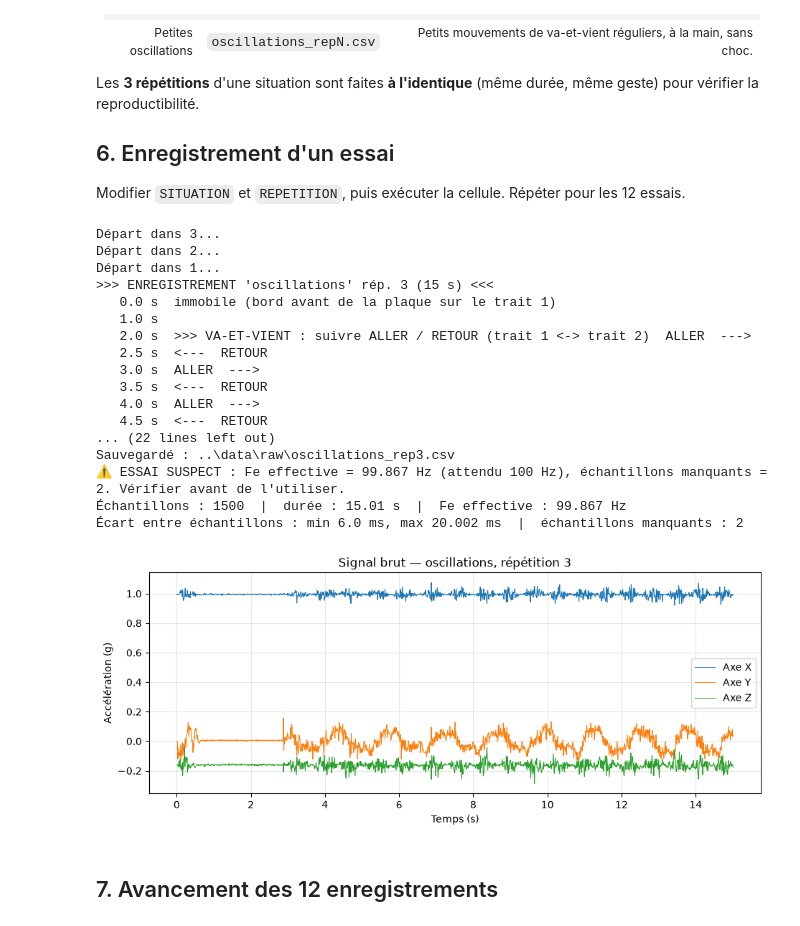
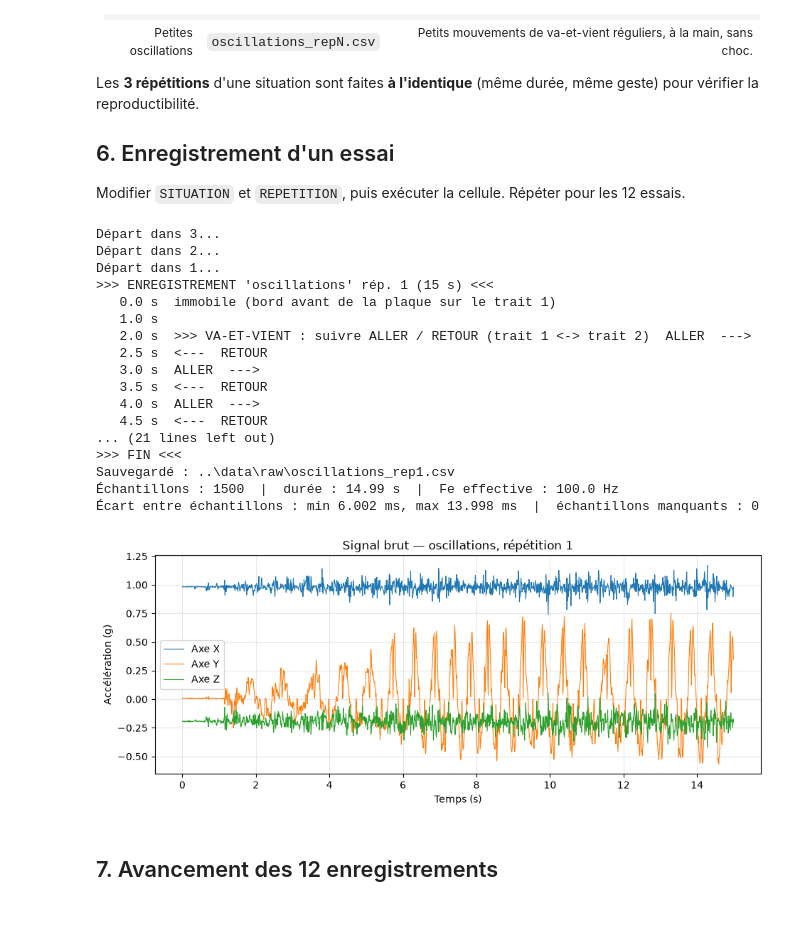
Before and after one commit to Umar-Elhaj/Accelerometer-Signal, a Jupyter notebook: notebooks/01_acquisition.ipynb, the cells around one changed output. Saved outputs shown, nothing was run; the diff lists cells and outputs as text; code cells hidden in the pictures.

```diff
--- a/notebooks/01_acquisition.ipynb
+++ b/notebooks/01_acquisition.ipynb
@@ -273,30 +273,30 @@ Les **3 répétitions** d'une situation sont faites **à l'identique** (même du
 Modifier `SITUATION` et `REPETITION`, puis exécuter la cellule. Répéter pour les 12 essais.
 # %%
 SITUATION  = "oscillations"   # "immobile", "inclinaison", "rotation" ou "oscillations"
-REPETITION = 3
+REPETITION = 1
          # 1, 2 ou 3
 
 df, info = acquerir(SITUATION, REPETITION)
 controler(df, info)
 # %% [output]
 Départ dans 3...
 Départ dans 2...
 Départ dans 1...
->>> ENREGISTREMENT 'oscillations' rép. 3 (15 s) <<<
+>>> ENREGISTREMENT 'oscillations' rép. 1 (15 s) <<<
    0.0 s  immobile (bord avant de la plaque sur le trait 1)
    1.0 s
    2.0 s  >>> VA-ET-VIENT : suivre ALLER / RETOUR (trait 1 <-> trait 2)  ALLER  --->
    2.5 s  <---  RETOUR
    3.0 s  ALLER  --->
    3.5 s  <---  RETOUR
    4.0 s  ALLER  --->
    4.5 s  <---  RETOUR
-... (22 lines left out)
-Sauvegardé : ..\data\raw\oscillations_rep3.csv
-⚠️ ESSAI SUSPECT : Fe effective = 99.867 Hz (attendu 100 Hz), échantillons manquants = 2. Vérifier avant de l'utiliser.
-Échantillons : 1500  |  durée : 15.01 s  |  Fe effective : 99.867 Hz
-Écart entre échantillons : min 6.0 ms, max 20.002 ms  |  échantillons manquants : 2
+... (21 lines left out)
+>>> FIN <<<
+Sauvegardé : ..\data\raw\oscillations_rep1.csv
+Échantillons : 1500  |  durée : 14.99 s  |  Fe effective : 100.0 Hz
+Écart entre échantillons : min 6.002 ms, max 13.998 ms  |  échantillons manquants : 0
-[figure, old version]
+[figure, new version]
 # %% [markdown]
 ## 7. Avancement des 12 enregistrements
 # %%
```
Also changed, not shown: 19 other files.
